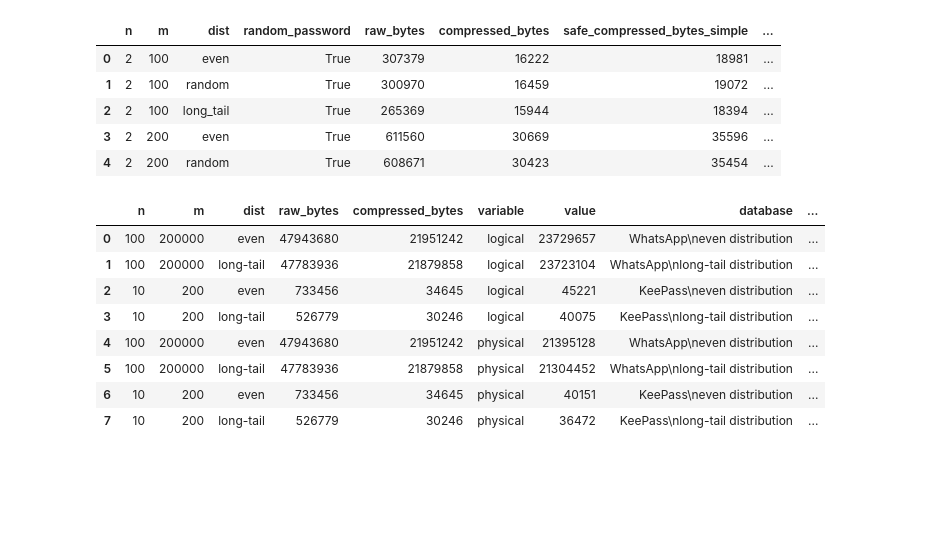
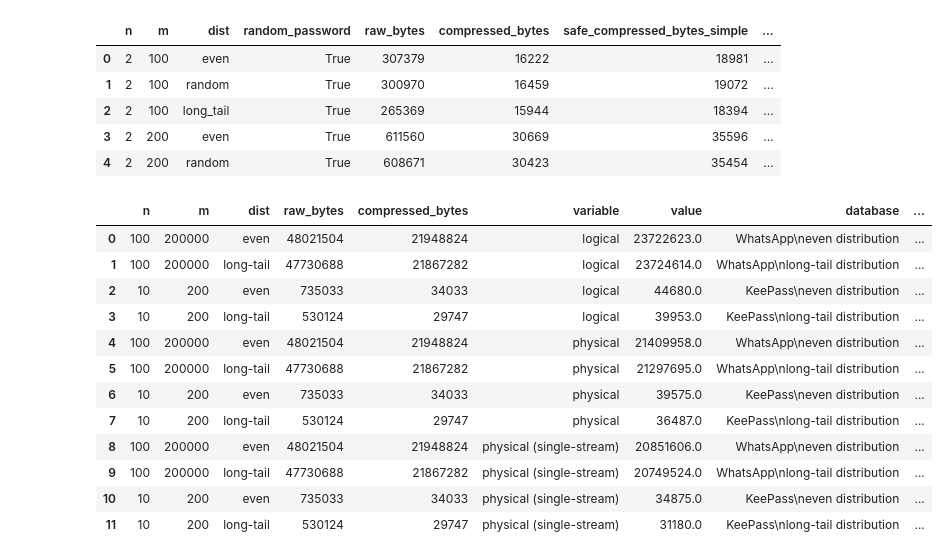
Before and after one commit to AFdrolf/secure-compression-framework-lib, a Jupyter notebook: evaluation/stats/plot_whatsapp_eval.ipynb, the cells around one changed output. Saved outputs shown, nothing was run; the diff lists cells and outputs as text; code cells hidden in the pictures; blank space fills up the shorter version.

```diff
--- a/evaluation/stats/plot_whatsapp_eval.ipynb
+++ b/evaluation/stats/plot_whatsapp_eval.ipynb
@@ -102,7 +121,7 @@ plt.savefig("/Users/sjb373/data/secure-compression-framework-lib/sjb_local/stats
 # %% [output]
 [figure]
 # %%
-kdata = pd.read_csv("/Users/sjb373/data/secure-compression-framework-lib/sjb_local/stats_complete.csv")
+kdata = pd.read_csv("/Users/sjb373/data/secure-compression-framework-lib/evaluation/stats/keepass_stats_complete.csv")
 kdata["compression_ratio"] = kdata.raw_bytes/kdata.compressed_bytes
 kdata["simple_safe_compression_ratio"] = kdata.raw_bytes/kdata.safe_compressed_bytes_simple
 kdata["advanced_safe_compression_ratio"] = kdata.raw_bytes/kdata.safe_compressed_bytes_advanced
@@ -119,26 +138,31 @@ kdata.head()
 # %%
 baseline_data = pd.concat([data[(data.n == 100) & (data.m == 200000) & (data.dist != "random")], kdata[(kdata.n == 10) & (kdata.m == 200) & (kdata.dist != "random")]])
 baseline_data.dist = baseline_data.dist.str.replace("_", "-")
-baseline_data = baseline_data.melt(id_vars=["n", "m", "dist", "raw_bytes", "compressed_bytes"], value_vars=["safe_compressed_bytes_simple", "safe_compressed_bytes_advanced"])
-baseline_data["variable"] = baseline_data["variable"].map({"compressed_bytes": "no partitioning", "safe_compressed_bytes_simple": "logical", "safe_compressed_bytes_advanced": "physical"})
+baseline_data = baseline_data.melt(id_vars=["n", "m", "dist", "raw_bytes", "compressed_bytes"], value_vars=["safe_compressed_bytes_simple", "safe_compressed_bytes_advanced", "unsafe_compressed_bytes_advanced"])
+baseline_data["variable"] = baseline_data["variable"].map({"compressed_bytes": "no partitioning", "safe_compressed_bytes_simple": "logical", "safe_compressed_bytes_advanced": "physical", "unsafe_compressed_bytes_advanced": "physical (single-stream)"})
 baseline_data["database"] = "WhatsApp"
 baseline_data.loc[baseline_data.n == 10, "database"] = "KeePass"
 baseline_data["database"] = baseline_data["database"] + "\n" + baseline_data["dist"] + " distribution"
 baseline_data = baseline_data[baseline_data.value > 0]
 baseline_data["compression_overhead"] = (((baseline_data["value"] / baseline_data["compressed_bytes"])-1)*100)
 baseline_data["compressed_bytes_mb"] = baseline_data.compressed_bytes/1000000
 baseline_data["compressed_bytes_kb"] = baseline_data.compressed_bytes/1000
+
 baseline_data
 # %% [output]
 |  | n | m | dist | raw_bytes | compressed_bytes | variable | value | database | ... |
-| 0 | 100 | 200000 | even | 47943680 | 21951242 | logical | 23729657 | WhatsApp\neven distribution | ... |
-| 1 | 100 | 200000 | long-tail | 47783936 | 21879858 | logical | 23723104 | WhatsApp\nlong-tail distribution | ... |
-| 2 | 10 | 200 | even | 733456 | 34645 | logical | 45221 | KeePass\neven distribution | ... |
-| 3 | 10 | 200 | long-tail | 526779 | 30246 | logical | 40075 | KeePass\nlong-tail distribution | ... |
-| 4 | 100 | 200000 | even | 47943680 | 21951242 | physical | 21395128 | WhatsApp\neven distribution | ... |
-| 5 | 100 | 200000 | long-tail | 47783936 | 21879858 | physical | 21304452 | WhatsApp\nlong-tail distribution | ... |
-| 6 | 10 | 200 | even | 733456 | 34645 | physical | 40151 | KeePass\neven distribution | ... |
-| 7 | 10 | 200 | long-tail | 526779 | 30246 | physical | 36472 | KeePass\nlong-tail distribution | ... |
+| 0 | 100 | 200000 | even | 48021504 | 21948824 | logical | 23722623.0 | WhatsApp\neven distribution | ... |
+| 1 | 100 | 200000 | long-tail | 47730688 | 21867282 | logical | 23724614.0 | WhatsApp\nlong-tail distribution | ... |
+| 2 | 10 | 200 | even | 735033 | 34033 | logical | 44680.0 | KeePass\neven distribution | ... |
+| 3 | 10 | 200 | long-tail | 530124 | 29747 | logical | 39953.0 | KeePass\nlong-tail distribution | ... |
+| 4 | 100 | 200000 | even | 48021504 | 21948824 | physical | 21409958.0 | WhatsApp\neven distribution | ... |
+| 5 | 100 | 200000 | long-tail | 47730688 | 21867282 | physical | 21297695.0 | WhatsApp\nlong-tail distribution | ... |
+| 6 | 10 | 200 | even | 735033 | 34033 | physical | 39575.0 | KeePass\neven distribution | ... |
+| 7 | 10 | 200 | long-tail | 530124 | 29747 | physical | 36487.0 | KeePass\nlong-tail distribution | ... |
+| 8 | 100 | 200000 | even | 48021504 | 21948824 | physical (single-stream) | 20851606.0 | WhatsApp\neven distribution | ... |
+| 9 | 100 | 200000 | long-tail | 47730688 | 21867282 | physical (single-stream) | 20749524.0 | WhatsApp\nlong-tail distribution | ... |
+| 10 | 10 | 200 | even | 735033 | 34033 | physical (single-stream) | 34875.0 | KeePass\neven distribution | ... |
+| 11 | 10 | 200 | long-tail | 530124 | 29747 | physical (single-stream) | 31180.0 | KeePass\nlong-tail distribution | ... |
 # %%
 fig = plt.figure(figsize=(6, 4))
 plt.rcParams['hatch.linewidth'] = 0.3
```
Also changed, not shown: parts of 3 cells of this notebook, 9 other files.
